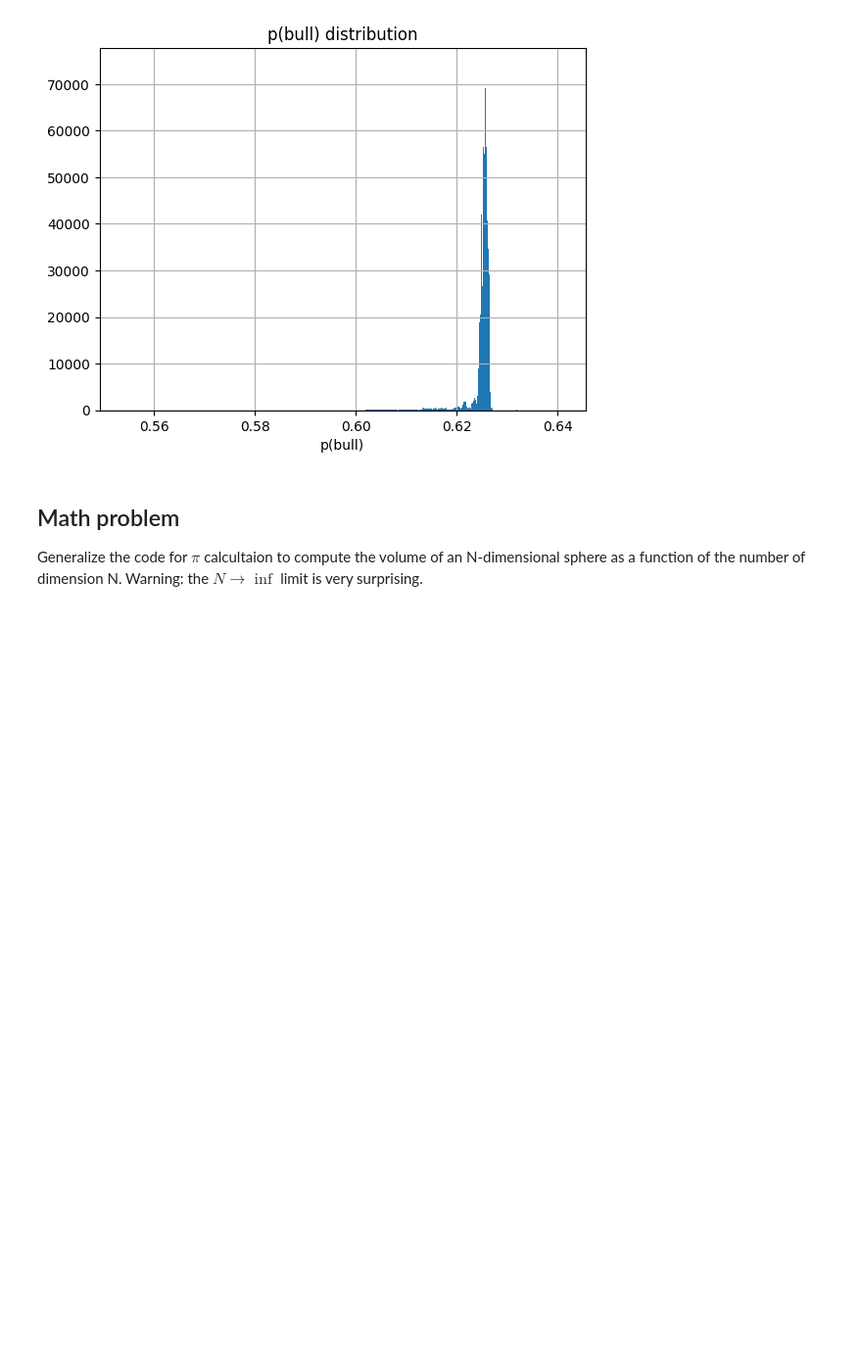
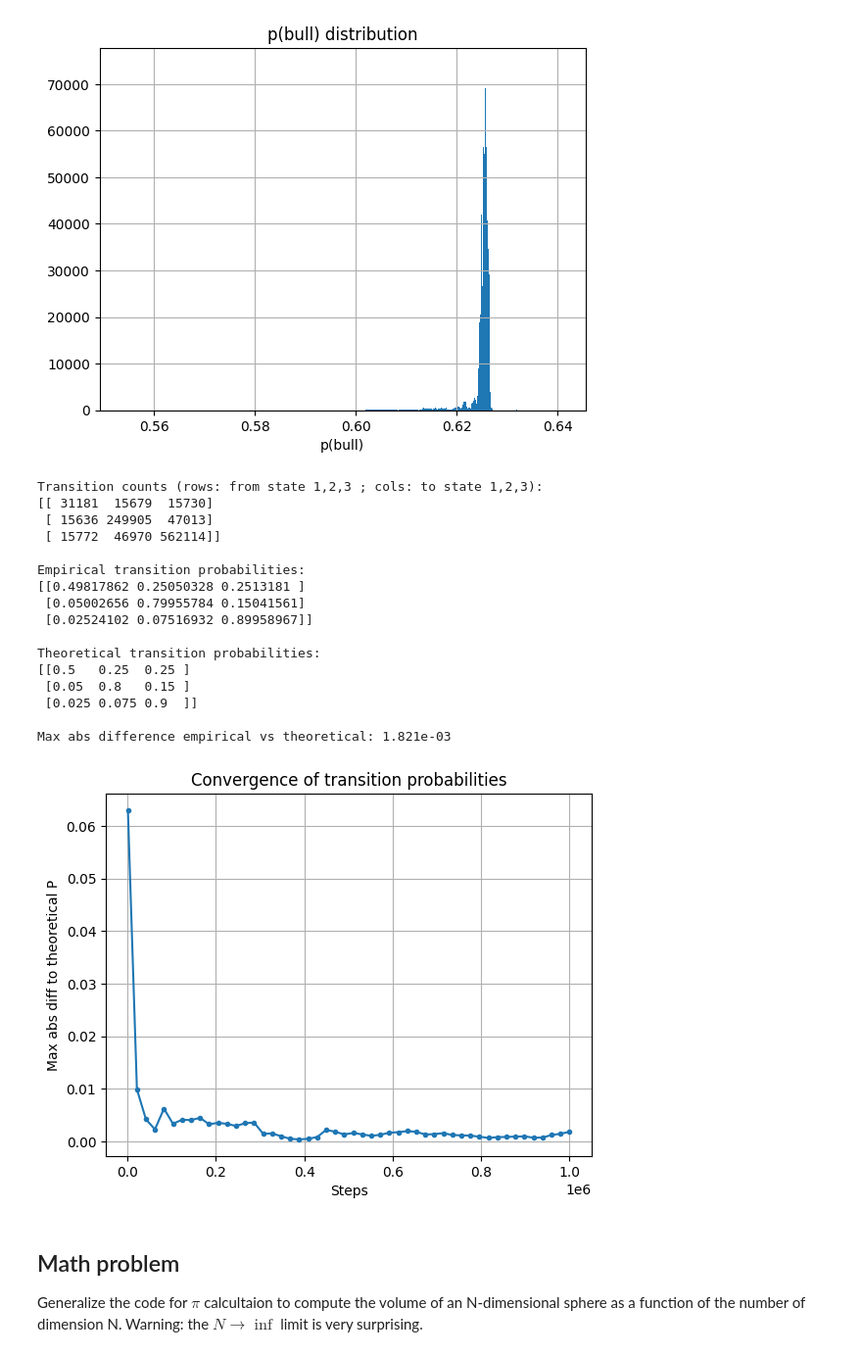
Before and after one commit to anna-tresoldi/astrostatistics_bicocca_2026, a Jupyter notebook: working/L10_PlanningTelescope.ipynb, the cells around one changed output. Shown at 98% size. Saved outputs shown, nothing was run; the diff lists cells and outputs as text; code cells hidden in the pictures; blank space fills up the shorter version.

```diff
--- a/working/L10_PlanningTelescope.ipynb
+++ b/working/L10_PlanningTelescope.ipynb
@@ -247,6 +248,78 @@ plt.title('p(bull) distribution')
 plt.show()
 # %% [output]
 [figure]
+# %%
+# Transition count and convergence checks for the stock market Markov chain
+market_arr = np.array(market)
+L = len(market_arr)
+
+# Count transitions (states are 1,2,3; index 0 unused)
+counts = np.zeros((4, 4), dtype=int)
+for a, b in zip(market_arr[:-1], market_arr[1:]):
+    counts[a, b] += 1
+
+print("Transition counts (rows: from state 1,2,3 ; cols: to state 1,2,3):")
+print(counts[1:, 1:])
+
+# Empirical transition matrix
+row_sums = counts.sum(axis=1, keepdims=True).astype(float)
+emp_P_full = np.zeros_like(counts, dtype=float)
+np.divide(counts, row_sums, out=emp_P_full, where=row_sums != 0)
+emp_P = emp_P_full[1:, 1:]
+
+# Theoretical transition matrix from stock_MC
+theoretical = np.array([
+    [0.5,   0.25,  0.25],   # from 1 -> (1,2,3)
+    [0.05,  0.8,   0.15],   # from 2 -> (1,2,3)
+    [0.025, 0.075, 0.9 ]    # from 3 -> (1,2,3)
+])
+
+print("\nEmpirical transition probabilities:")
+print(emp_P)
+print("\nTheoretical transition probabilities:")
+print(theoretical)
+
+max_abs_diff = np.max(np.abs(emp_P - theoretical))
+print(f"\nMax abs difference empirical vs theoretical: {max_abs_diff:.3e}")
+
+# Convergence diagnostic: compute max abs diff at several checkpoints
+checkpoints = np.linspace(1000, L-1, num=50, dtype=int)
+diffs = []
+for cp in checkpoints:
+    c = np.zeros((4, 4), dtype=int)
+    for a, b in zip(market_arr[:cp], market_arr[1:cp+1]):
+        c[a, b] += 1
+    rs = c.sum(axis=1, keepdims=True).astype(float)
+    p_full = np.zeros_like(c, dtype=float)
+    np.divide(c, rs, out=p_full, where=rs != 0)
+    p = p_full[1:, 1:]
+    diffs.append(np.max(np.abs(p - theoretical)))
+
+plt.figure()
+plt.plot(checkpoints, diffs, '-o', ms=3)
+plt.xlabel('Steps')
+plt.ylabel('Max abs diff to theoretical P')
+plt.grid()
+plt.title('Convergence of transition probabilities')
+plt.show()
+# %% [output]
+Transition counts (rows: from state 1,2,3 ; cols: to state 1,2,3):
+[[ 31181  15679  15730]
+ [ 15636 249905  47013]
+ [ 15772  46970 562114]]
+
+Empirical transition probabilities:
+[[0.49817862 0.25050328 0.2513181 ]
+ [0.05002656 0.79955784 0.15041561]
+ [0.02524102 0.07516932 0.89958967]]
+
+Theoretical transition probabilities:
+[[0.5   0.25  0.25 ]
+ [0.05  0.8   0.15 ]
+ [0.025 0.075 0.9  ]]
+
+Max abs difference empirical vs theoretical: 1.821e-03
+[figure, added]
 # %% [markdown]
 ## Math problem
 Generalize the code for $\pi$ calcultaion to compute the volume of an N-dimensional sphere as a function of the number of dimension N. Warning: the $N \rightarrow \inf$ limit is very surprising.
```
Also changed, not shown: parts of 1 cell of this notebook.
